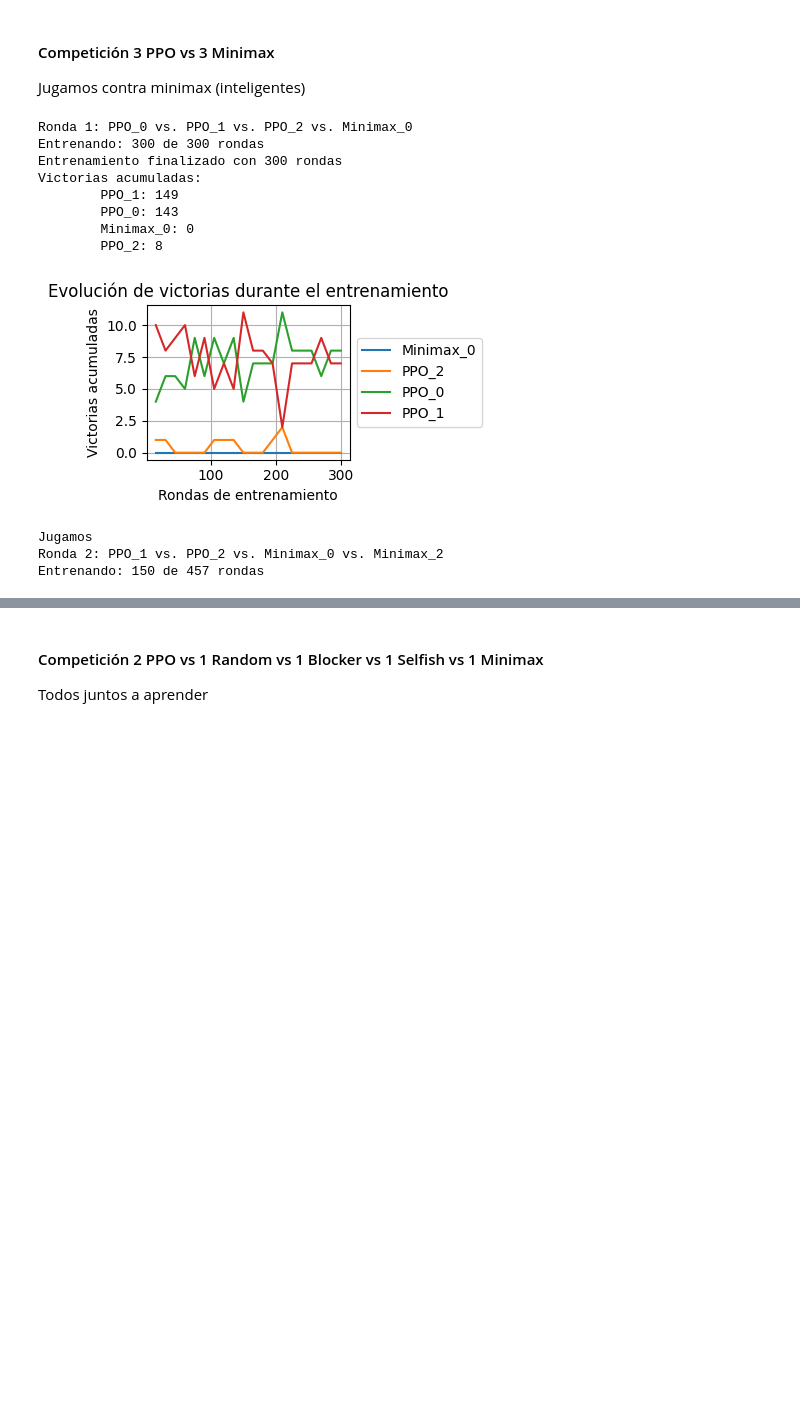
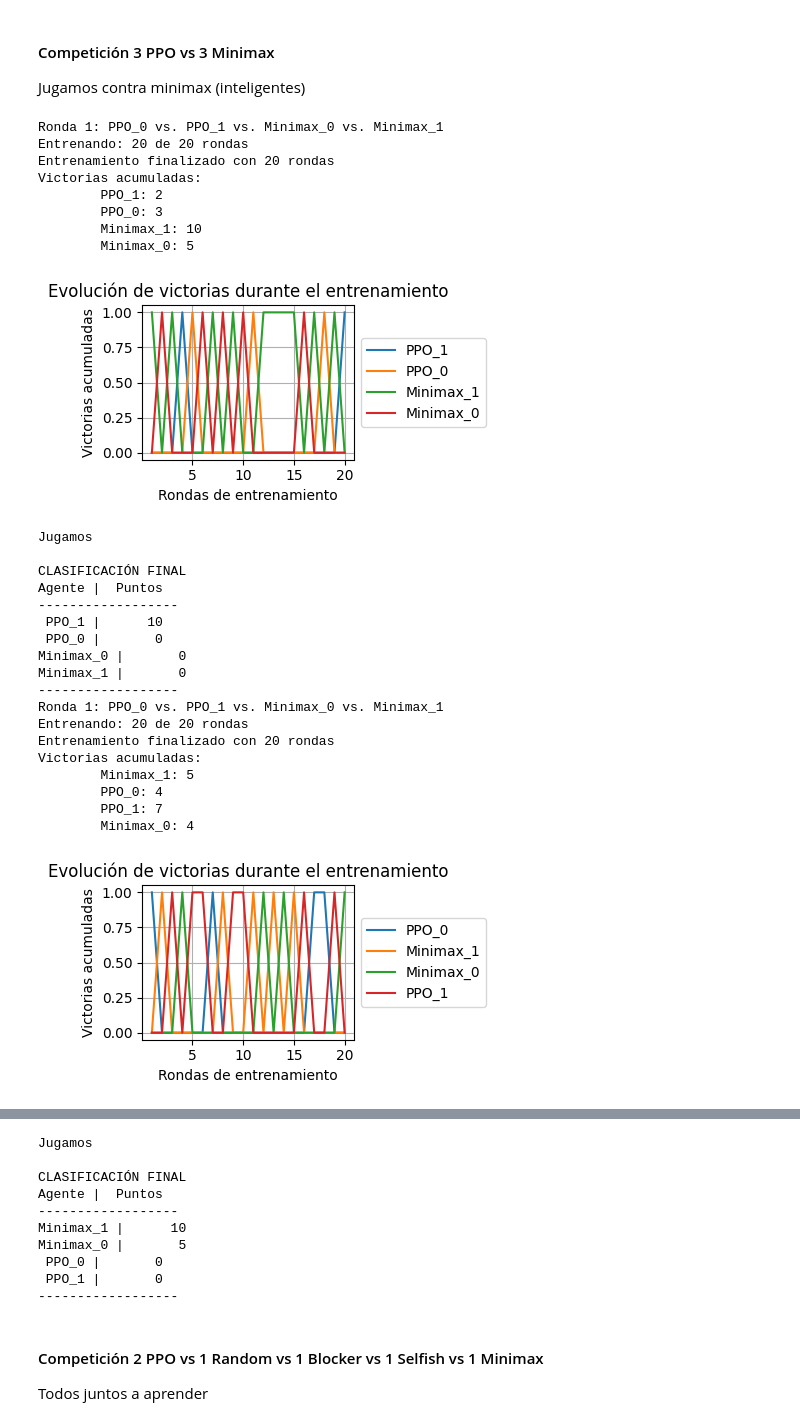
Before and after one commit to Alvarofp537/aaII-3DConect4_RL, a Jupyter notebook: Entrenamiento/PPO_train.ipynb, the cells around one changed output, grey strips where cells are left out. Cells and saved outputs as stored; diff of their text form; code cells hidden in the pictures; blank space fills up the shorter version.

```diff
--- a/Entrenamiento/PPO_train.ipynb
+++ b/Entrenamiento/PPO_train.ipynb
@@ -266,25 +225,41 @@ Victorias acumuladas:
 Jugamos contra minimax (inteligentes)
 # %%
 from competition import tournament, PPO, Minimax
-tournament(
-    agents=[PPO(name=f'PPO_{i}') for i in range(3)]+[Minimax(name=f'Minimax_{i}') for i in range(3)],
-    competitors_per_round=4,
-    num_rounds=10,
-    max_score=10,
-    score_to_substract=5,
-    min_training_rounds=300,
-    max_training_rounds=600
-)
+for _ in range(3):
+    tournament(
+        agents=[PPO(name=f'PPO_{i}') for i in range(2)]+[Minimax(name=f'Minimax_{i}') for i in range(2)],
+        competitors_per_round=4,
+        num_rounds=10,
+        max_score=10,
+        score_to_substract=5,
+        max_training_rounds=20
+    )
 # %% [output]
-Ronda 1: PPO_0 vs. PPO_1 vs. PPO_2 vs. Minimax_0
-Entrenando: 300 de 300 rondas
-Entrenamiento finalizado con 300 rondas
+Ronda 1: PPO_0 vs. PPO_1 vs. Minimax_0 vs. Minimax_1
+Entrenando: 20 de 20 rondas
+Entrenamiento finalizado con 20 rondas
 Victorias acumuladas:
-        PPO_1: 149
-        PPO_0: 143
-        Minimax_0: 0
-        PPO_2: 8
+        PPO_1: 2
+        PPO_0: 3
+        Minimax_1: 10
+        Minimax_0: 5
-[figure, old version]
+[figure, new version]
 Jugamos
-Ronda 2: PPO_1 vs. PPO_2 vs. Minimax_0 vs. Minimax_2
-Entrenando: 150 de 457 rondas
+
+CLASIFICACIÓN FINAL
+Agente |  Puntos
+------------------
+ PPO_1 |      10
+ PPO_0 |       0
+Minimax_0 |       0
+Minimax_1 |       0
+------------------
+Ronda 1: PPO_0 vs. PPO_1 vs. Minimax_0 vs. Minimax_1
+Entrenando: 20 de 20 rondas
+Entrenamiento finalizado con 20 rondas
+Victorias acumuladas:
+        Minimax_1: 5
+        PPO_0: 4
+        PPO_1: 7
+        Minimax_0: 4
+[figure, added]
@@ -292,3 +285,13 @@ KeyboardInterrupt:
+Jugamos
+
+CLASIFICACIÓN FINAL
+Agente |  Puntos
+------------------
+Minimax_1 |      10
+Minimax_0 |       5
+ PPO_0 |       0
+ PPO_1 |       0
+------------------
 # %% [markdown]
 #### Competición 2 PPO vs 1 Random vs 1 Blocker vs 1 Selfish vs 1 Minimax
 
```
Also changed, not shown: parts of 2 cells of this notebook, 9 other files.
